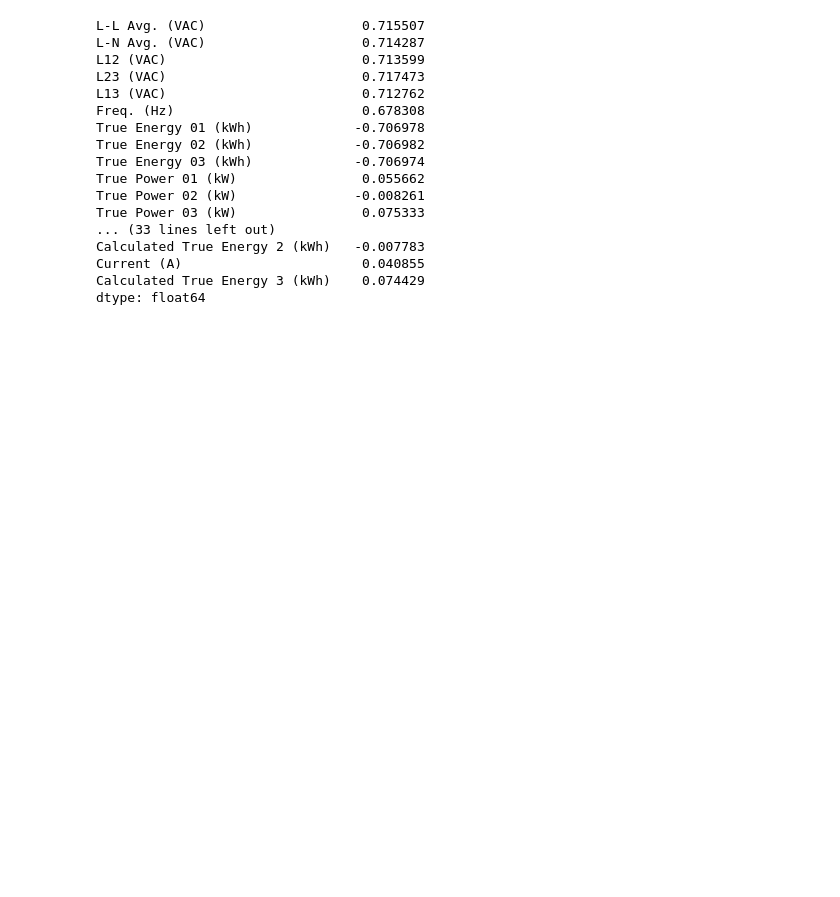
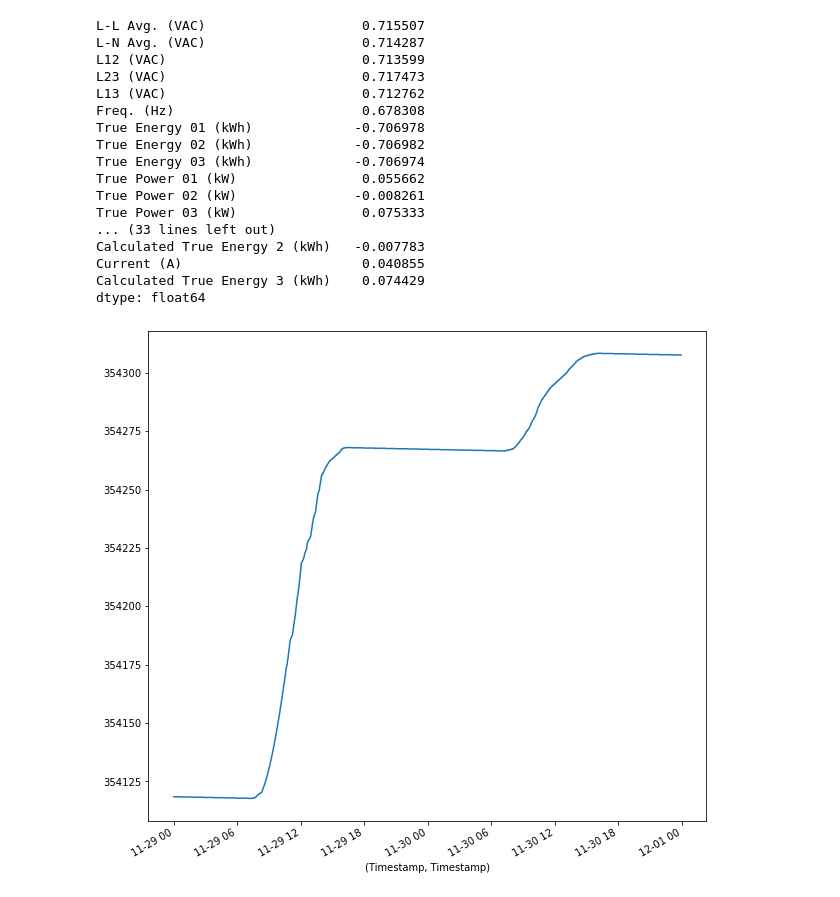
Before and after one commit to samsipe/amplify-microgrid-ai, a Jupyter notebook: notebooks/power_jd.ipynb, the cells around one changed output. Saved outputs shown, nothing was run; the diff lists cells and outputs as text; code cells hidden in the pictures; blank space fills up the shorter version.

```diff
--- a/notebooks/power_jd.ipynb
+++ b/notebooks/power_jd.ipynb
@@ -63,3 +65,11 @@ Calculated True Energy 2 (kWh)   -0.007783
 Current (A)                       0.040855
 Calculated True Energy 3 (kWh)    0.074429
 dtype: float64
+# %%
+dps126_tot_energy = gross_power[gross_power['PowerScout DPS126']['Total Energy (kWh)'] > 0]['PowerScout DPS126']['Total Energy (kWh)']
+
+plt.figure(figsize=(10, 10))
+dps126_tot_energy.plot()
+plt.show()
+# %% [output]
+[figure, added]
```
Also changed, not shown: parts of 2 cells of this notebook.
